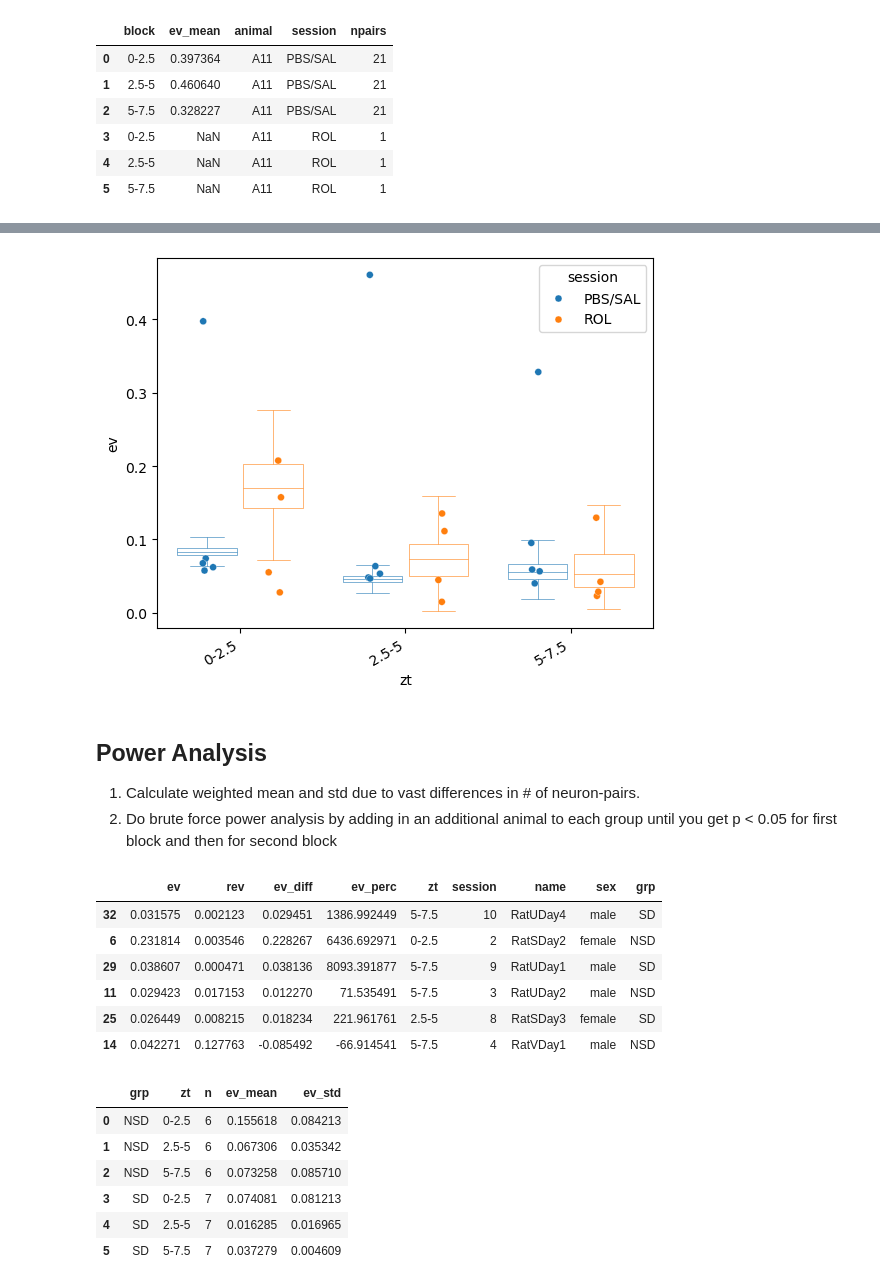
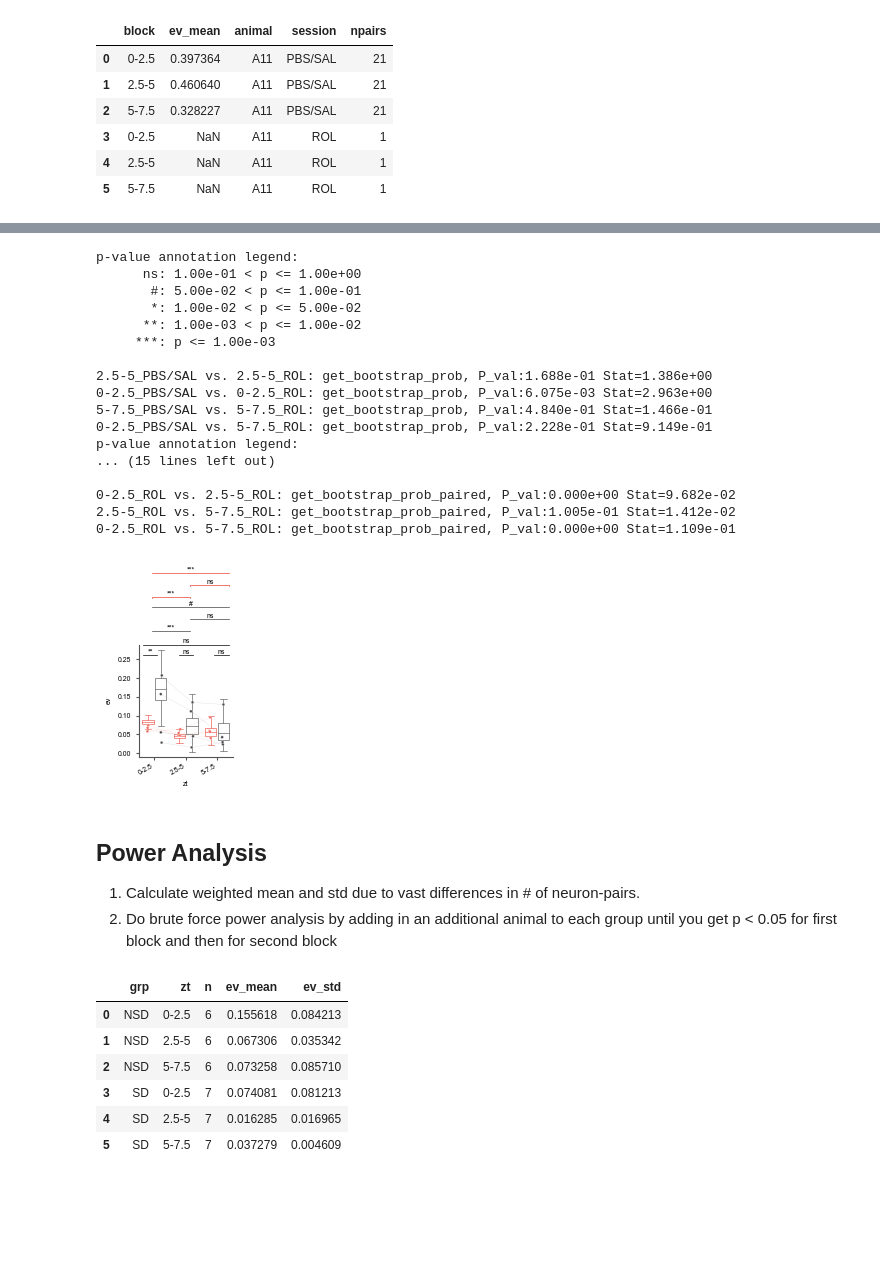
Before and after one commit to nkinsky/Projects_sandbox, a Jupyter notebook: Octopamine_Rolipram/EV_bootstrap_and_power_analysis.ipynb, the cells around one changed output, grey strips where cells are left out. Drawn from its saved outputs; the diff is of its cells as text; code cells hidden in the pictures; blank space fills up the shorter version.

Commit message:
finalize plotting and power analysis

```diff
--- a/Octopamine_Rolipram/EV_bootstrap_and_power_analysis.ipynb
+++ b/Octopamine_Rolipram/EV_bootstrap_and_power_analysis.ipynb
@@ -73,6 +93,8 @@ def adjust_lightness(color, amount=0.5):
     return mc.to_hex(c)
 
 colors_all_light = [adjust_lightness(col, 1.2) for col in colors_sd_all]
+colors_grp = [colors_sd, colors_pre]
+colors_grp_light = [adjust_lightness(col, 1.2) for col in colors_grp]
 # %% [markdown]
 ## Bootstrap sessions
 # %% [markdown]
@@ -249,23 +247,54 @@ array([['0-2.5', 0.39736360219613703, 'A11', 'PBS/SAL', 21],
 # %%
+npairs_thresh = 100
 boot_save_append = f"_min{npairs_thresh}pairs"
 # df_comb = np.load(grp_data_dir / "ev_in_chunks.npy", allow_pickle=True).item()[0]
 df_comb = pd.DataFrame(np.load(grp_data_dir / "ev_in_chunks.npy", allow_pickle=True),
-                       columns=["block", "ev_mean", "Animal", "session", "npairs"])
+                       columns=["zt", "ev", "Animal", "grp", "npairs"])
 boot_df = pd.DataFrame(np.load(grp_data_dir / f"ev_in_chunks_bootstrap{boot_save_append}.npy", allow_pickle=True),
                        columns=["zt", "ev", "grp"])
 
-fig, ax = plt.subplots()
+# fig, ax = plt.subplots()
+fig = subjects.SdFig().fig3()
+ax = fig.subplot(fig.gs[:2, 4])
 p1 = Plotter(data=boot_df, x="zt", y="ev", hue="grp", hue_order=["PBS/SAL", "ROL"], ax=ax)
-p1.boxplot_sd2(legend=False)
+p1.boxplot_sd2(legend=True, palette=colors_grp).stat_anot_sd(
+    stat_within=get_bootstrap_prob_paired,
+    stat_across=get_bootstrap_prob,
+    alpha_across=[0.05, 0.01, 0.001],
+    alpha_within=[0.025, 0.005, 0.0005],
+    fontsize=5,
+    pair_names=["PBS/SAL", "ROL"],
+    verbose=True,
+)
 
-df_use = df_comb[df_comb.session != "OCT"]
+df_use = df_comb[df_comb.grp != "OCT"]
 df_use = df_use[df_use.npairs > npairs_thresh]
-sns.stripplot(data=df_use, x="block", y="ev_mean", hue="session", dodge=True,
-              edgecolor="w", linewidth=0.2, ax=ax)
+# sns.stripplot(data=df_use, x="block", y="ev_mean", hue="session", dodge=True,
+#               edgecolor="w", linewidth=0.2, ax=ax)
+p2 = Plotter(data=df_use, x="zt", y="ev", hue="grp", hue_order=["PBS/SAL", "ROL"], ax=ax)
+p2.striplineplot_sd(palette=colors_grp_light, units="Animal")
+# p2.striplineplot_sd()
 
 fig.savefig(plot_save_dir / f"ROL_v_SAL_ev_in_blocks{boot_save_append}.pdf")
 # %% [output]
+p-value annotation legend:
+      ns: 1.00e-01 < p <= 1.00e+00
+       #: 5.00e-02 < p <= 1.00e-01
+       *: 1.00e-02 < p <= 5.00e-02
+      **: 1.00e-03 < p <= 1.00e-02
+     ***: p <= 1.00e-03
+
+2.5-5_PBS/SAL vs. 2.5-5_ROL: get_bootstrap_prob, P_val:1.688e-01 Stat=1.386e+00
+0-2.5_PBS/SAL vs. 0-2.5_ROL: get_bootstrap_prob, P_val:6.075e-03 Stat=2.963e+00
+5-7.5_PBS/SAL vs. 5-7.5_ROL: get_bootstrap_prob, P_val:4.840e-01 Stat=1.466e-01
+0-2.5_PBS/SAL vs. 5-7.5_ROL: get_bootstrap_prob, P_val:2.228e-01 Stat=9.149e-01
+p-value annotation legend:
+... (15 lines left out)
+
+0-2.5_ROL vs. 2.5-5_ROL: get_bootstrap_prob_paired, P_val:0.000e+00 Stat=9.682e-02
+2.5-5_ROL vs. 5-7.5_ROL: get_bootstrap_prob_paired, P_val:1.005e-01 Stat=1.412e-02
+0-2.5_ROL vs. 5-7.5_ROL: get_bootstrap_prob_paired, P_val:0.000e+00 Stat=1.109e-01
-[figure, old version]
+[figure, new version]
 # %% [markdown]
 ## Power Analysis
 1) Calculate weighted mean and std due to vast differences in # of neuron-pairs.
@@ -275,18 +304,6 @@ fig.savefig(plot_save_dir / f"ROL_v_SAL_ev_in_blocks{boot_save_append}.pdf")
 from statsmodels.stats.weightstats import DescrStatsW
 weighted_mean = lambda df: DescrStatsW(df.ev_mean, weights=df.npairs, ddof=0).mean
 weighted_std = lambda df: DescrStatsW(df.ev_mean, weights=df.npairs, ddof=0).std
-# %%
-ev_sd = np.load("/data3/Octopamine_Rolipram/GroupData/ev_in_chunks_sd.npy", allow_pickle=True).item()
-ev_sd = pd.DataFrame(ev_sd["data"])
-ev_sd.sample(6)
-# %% [output]
-|  | ev | rev | ev_diff | ev_perc | zt | session | name | sex | grp |
-| 32 | 0.031575 | 0.002123 | 0.029451 | 1386.992449 | 5-7.5 | 10 | RatUDay4 | male | SD |
-| 6 | 0.231814 | 0.003546 | 0.228267 | 6436.692971 | 0-2.5 | 2 | RatSDay2 | female | NSD |
-| 29 | 0.038607 | 0.000471 | 0.038136 | 8093.391877 | 5-7.5 | 9 | RatUDay1 | male | SD |
-| 11 | 0.029423 | 0.017153 | 0.012270 | 71.535491 | 5-7.5 | 3 | RatUDay2 | male | NSD |
-| 25 | 0.026449 | 0.008215 | 0.018234 | 221.961761 | 2.5-5 | 8 | RatSDay3 | female | SD |
-| 14 | 0.042271 | 0.127763 | -0.085492 | -66.914541 | 5-7.5 | 4 | RatVDay1 | male | NSD |
 # %%
 ev_sd_stats = ev_sd.drop(columns=["rev", "ev_diff", "ev_perc", "session", "name", "sex"]).groupby(["grp", "zt"]).count().rename(columns={"ev": "n"}).reset_index()
 ev_sd_stats["ev_mean"] = ev_sd.groupby(["grp", "zt"]).mean(numeric_only=True).reset_index()["ev"]
```
Also changed, not shown: parts of 15 cells of this notebook.
